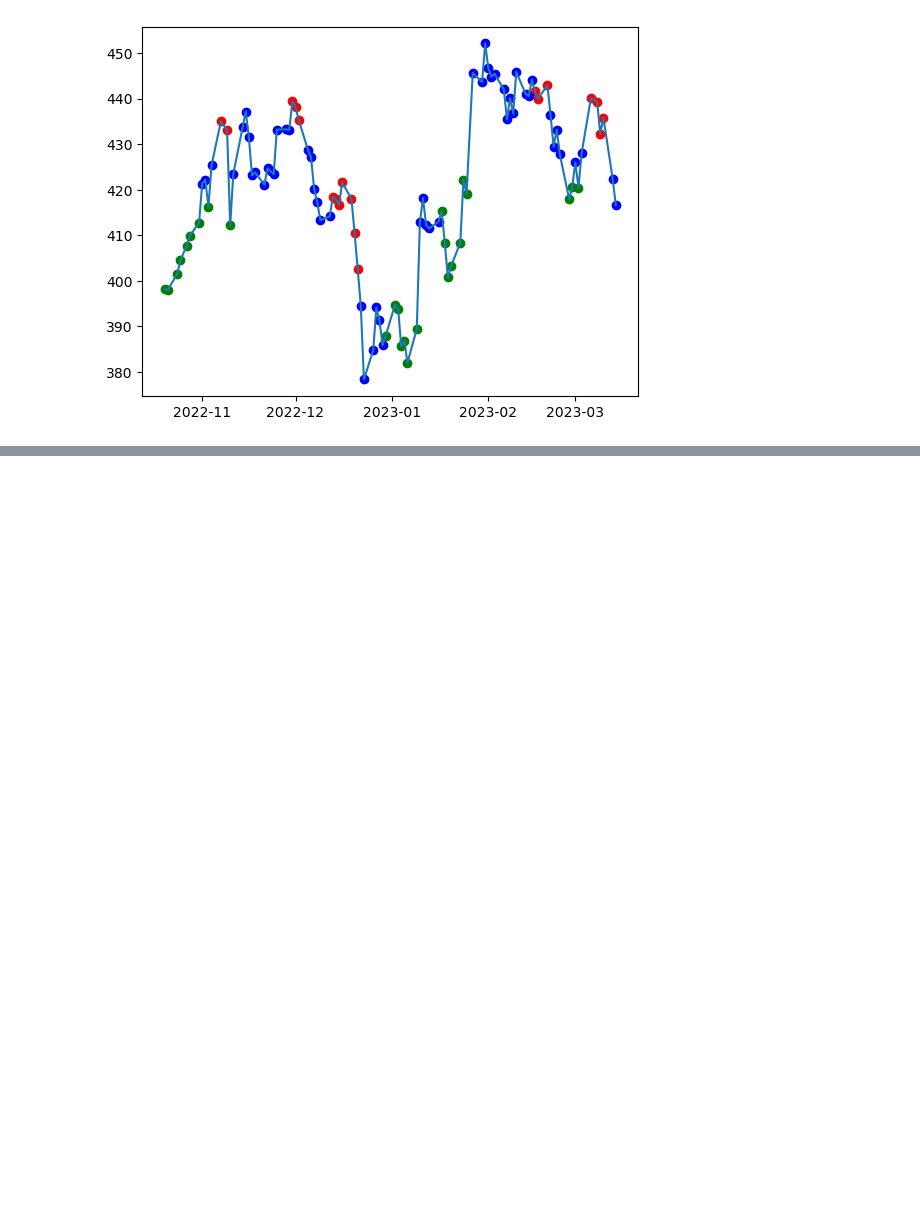
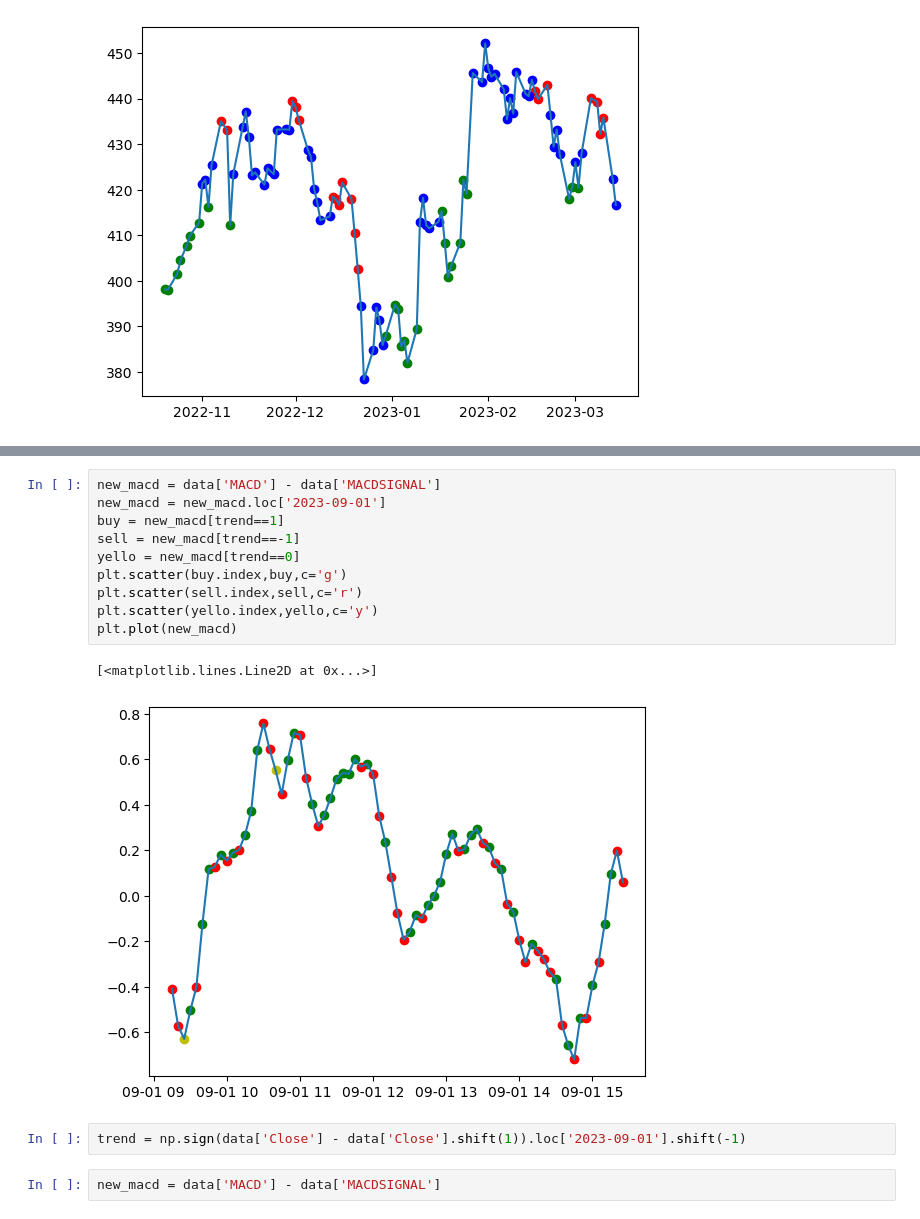
Before and after one commit to meet-seth/Algo_Trading, a Jupyter notebook: dataset.ipynb, the cells around one changed output, grey strips where cells are left out. Saved outputs shown, nothing was run; the diff lists cells and outputs as text; blank space fills up the shorter version.

```diff
--- a/dataset.ipynb
+++ b/dataset.ipynb
@@ -313,0 +652,17 @@ plt.scatter(y=tata_ds.price[-x:].loc[tata_ds.final_targets[-x:]==0],x=tata_ds.pr
+# %%
+new_macd = data['MACD'] - data['MACDSIGNAL']
+new_macd = new_macd.loc['2023-09-01']
+buy = new_macd[trend==1]
+sell = new_macd[trend==-1]
+yello = new_macd[trend==0]
+plt.scatter(buy.index,buy,c='g')
+plt.scatter(sell.index,sell,c='r')
+plt.scatter(yello.index,yello,c='y')
+plt.plot(new_macd)
+# %% [output]
+[<matplotlib.lines.Line2D at 0x...>]
+[figure, added]
+# %%
+trend = np.sign(data['Close'] - data['Close'].shift(1)).loc['2023-09-01'].shift(-1)
+# %%
+new_macd = data['MACD'] - data['MACDSIGNAL']
```
Also changed, not shown: parts of 101 cells of this notebook, 2 other files.
